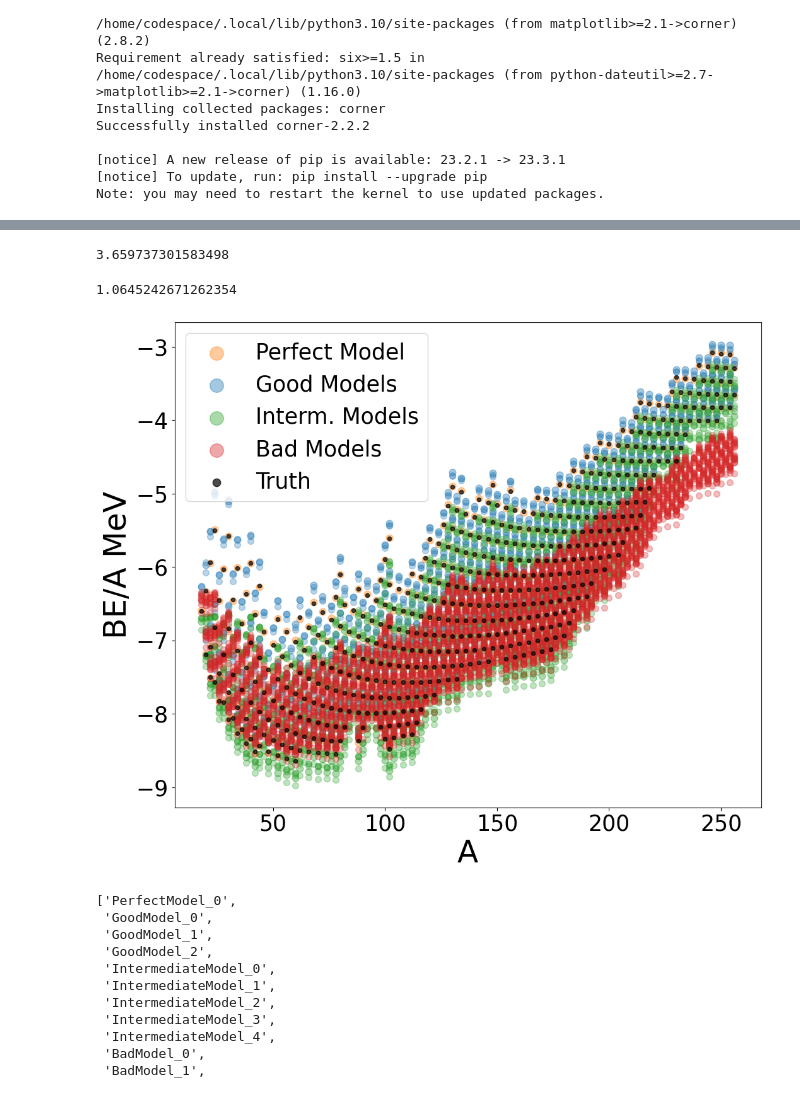
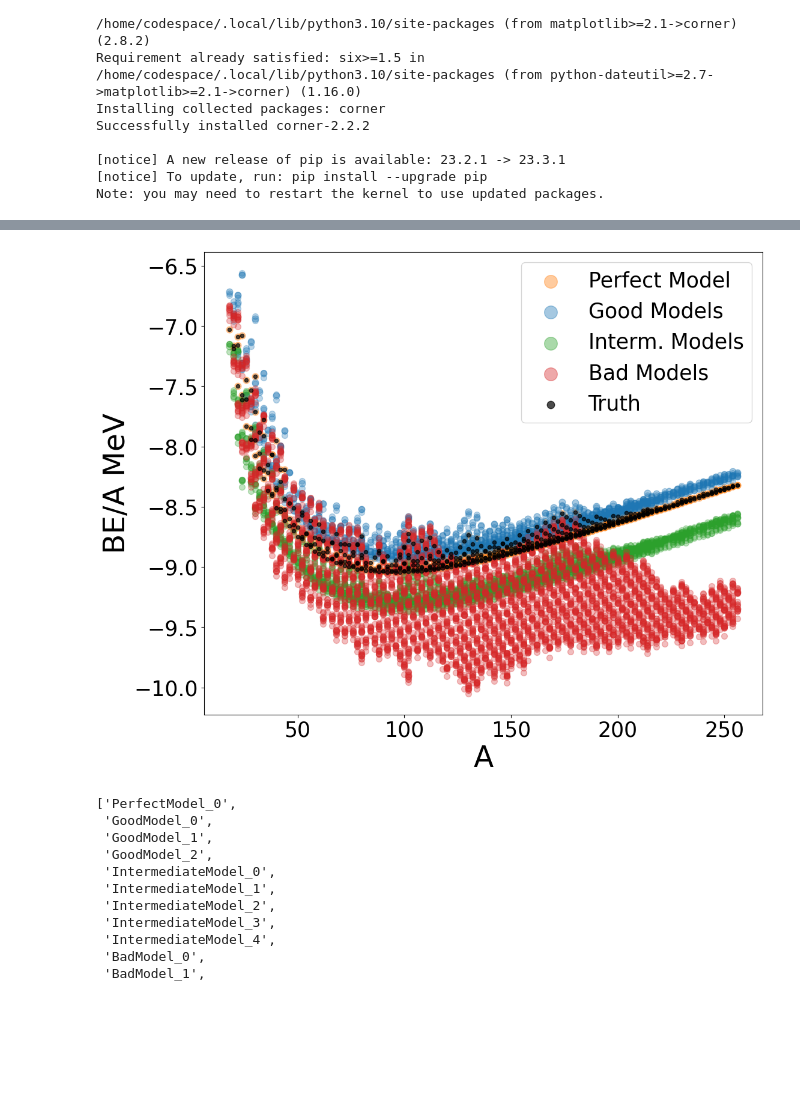
Before and after one commit to ascsn/ModelOrthogonalization, a Jupyter notebook: ToyExample/toymodelsExperiments.ipynb, the cells around one changed output, grey strips where cells are left out. Cells and saved outputs as stored; diff of their text form; code cells hidden in the pictures; blank space fills up the shorter version.

```diff
--- a/ToyExample/toymodelsExperiments.ipynb
+++ b/ToyExample/toymodelsExperiments.ipynb
@@ -223,0 +284,2 @@ array([-11.49708097,  34.33754057,   8.60946555,  19.72089719,
+# %%
+Full_set=np.loadtxt("NZ_even_even.txt")
@@ -223,0 +294,20 @@ array([-11.49708097,  34.33754057,   8.60946555,  19.72089719,
+# %%
+plt.rc("xtick", labelsize=25)
+plt.rc("ytick", labelsize=25)
+
+fig, ax = plt.subplots(figsize=(12,10), dpi=100)
+
+ax.scatter(x = training_set.T[0], y = training_set.T[1], label = "Training: " + str(round(len(training_set)/len(Full_set)*100))+"%", alpha = 0.4,color="blue",s=60)
+
+
+
+ax.scatter(x = testing_set.T[0], y = testing_set.T[1], label = "Testing: " + str(round(len(testing_set)/len(Full_set)*100))+"%", alpha = 0.4,color='red',s=60)
+
+ax.scatter(x = stable_coordinates.T[0], y = stable_coordinates.T[1], label = "Stable", alpha = 0.8,color='black',s=20)
+
+
+
+plt.xlabel("N",fontsize=35)
+plt.ylabel("Z",fontsize=35)
+plt.legend(fontsize=25,markerscale=2 )
+plt.show()
@@ -343,8 +455,0 @@ yyy2=models_output_df['GoodModel_1'] - models_output_df['GoodModel_2']
-# %%
-np.linalg.norm(np.array(yyy.tolist()))
-# %% [output]
-3.659737301583498
-# %%
-np.linalg.norm(np.array(yyy2.tolist()))
-# %% [output]
-1.0645242671262354
@@ -351,38 +461,38 @@ np.linalg.norm(np.array(yyy2.tolist()))
 # %%
 plt.rc("xtick", labelsize=25)
 plt.rc("ytick", labelsize=25)
 
 fig, ax = plt.subplots(figsize=(12,10), dpi=100)
 
 
 model_index=0
 class_index=0
 for n_vals in n_classes:
     legend_flag=0
     for i in range(n_vals):
         if legend_flag==0:
             legend_flag=1
-            ax.scatter(x = models_output_df["A"], y = models_output_df[key_list[model_index]], label = n_Labels[class_index], alpha = 0.4,color=colors[class_index],marker=markers[0],s=60)
+            ax.scatter(x = models_output["A"], y = models_output[key_list[model_index]], label = n_Labels[class_index], alpha = 0.4,color=colors[class_index],marker=markers[0],s=60)
         else:
-            ax.scatter(x = models_output_df["A"], y = models_output_df[key_list[model_index]],  alpha = 0.3,color=colors[class_index],marker=markers[0],s=50)
+            ax.scatter(x = models_output["A"], y = models_output[key_list[model_index]],  alpha = 0.3,color=colors[class_index],marker=markers[0],s=50)
         model_index=model_index+1
     class_index=class_index+1
     legend_flag=0
 
 
 
 
 
-ax.scatter(x = models_output_df["A"], y = models_output['truth'], label = "Truth", alpha = 0.7,color='k',s=20)
+ax.scatter(x = models_output["A"], y = models_output['truth'], label = "Truth", alpha = 0.7,color='k',s=20)
 
 
 plt.xlabel("A",fontsize=35)
 plt.ylabel("BE/A MeV",fontsize=35)
 plt.legend(fontsize=25,markerscale=2 )
-plt.savefig("LDM_Data_"+scenario+".pdf", format="pdf", bbox_inches="tight")
+
 plt.show()
 # %% [output]
-[figure, old version]
+[figure, new version]
 # %%
 key_list
 # %% [output]
```
Also changed, not shown: parts of 42 cells of this notebook, 1 other file.
